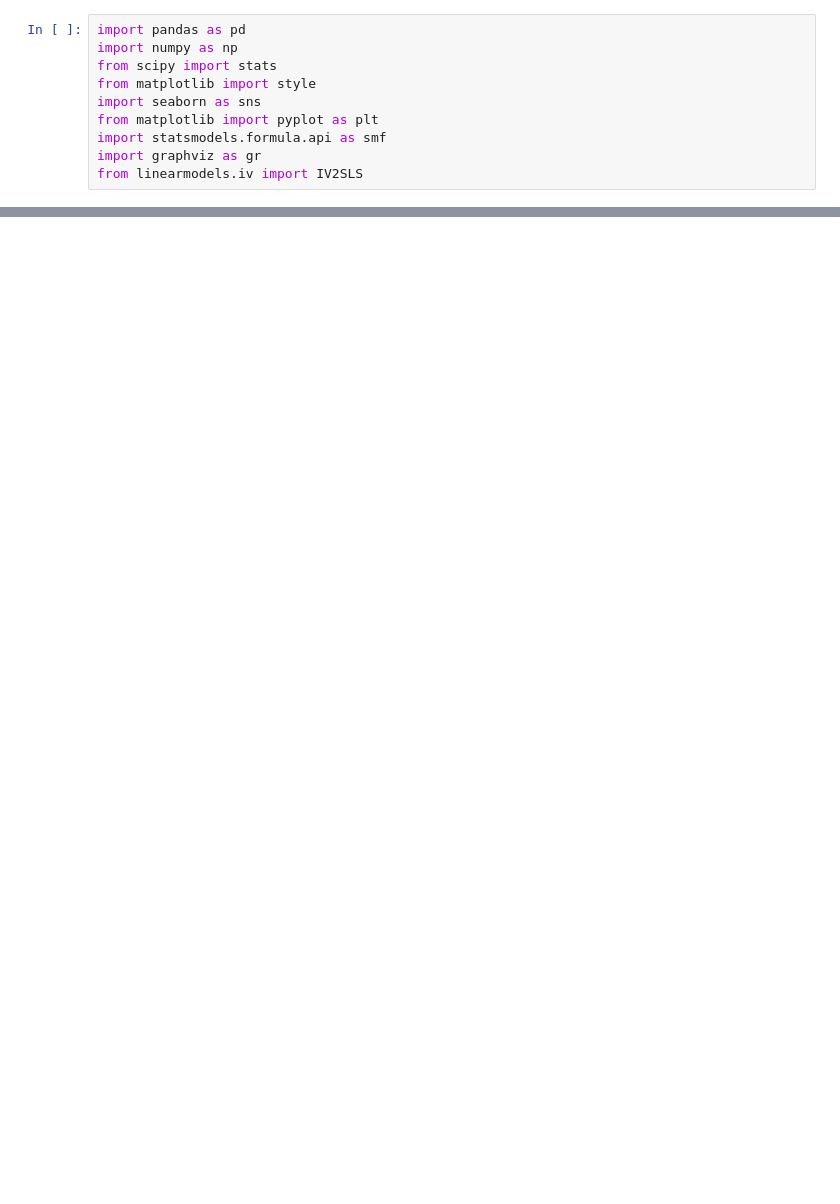
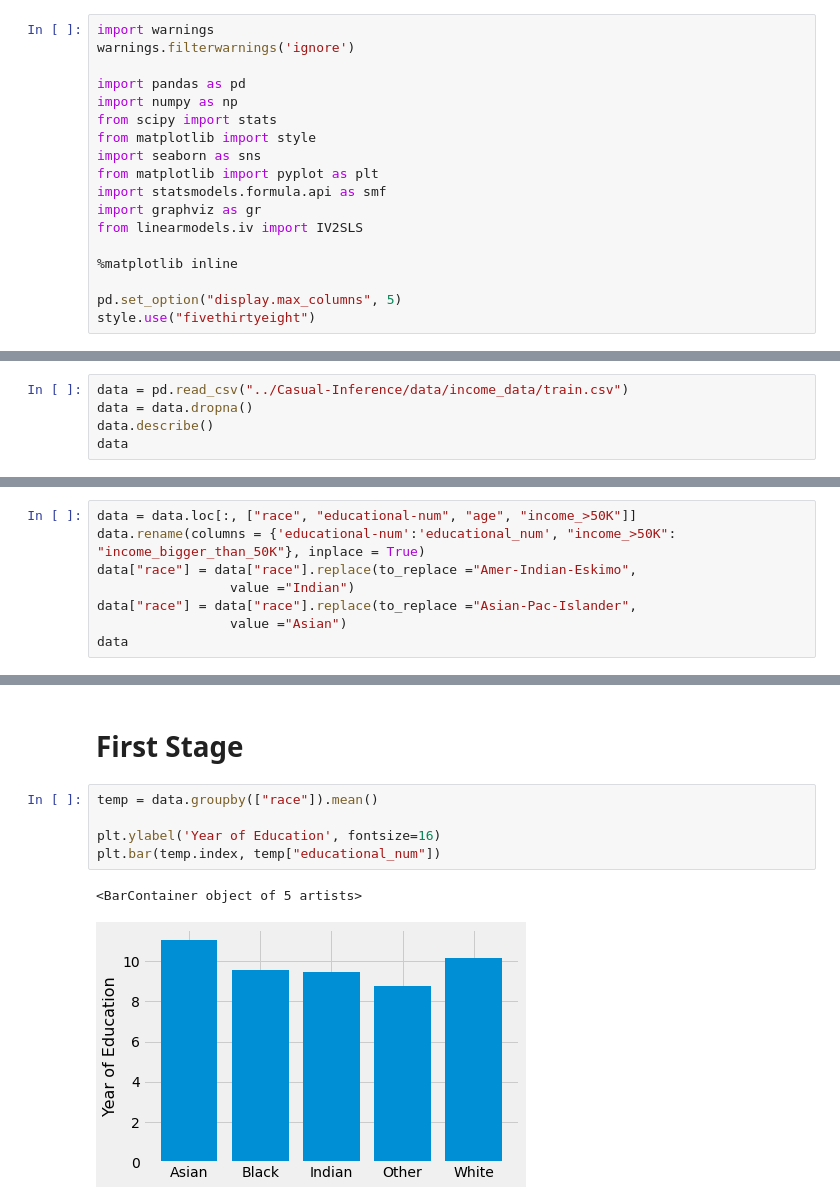
Before and after one commit to Stella-zjy/Casual-Inference, a Jupyter notebook: Untitled.ipynb, the cells around one changed output, grey strips where cells are left out. Cells and saved outputs as stored; diff of their text form; blank space fills up the shorter version.

```diff
--- a/Untitled.ipynb
+++ b/Untitled.ipynb
@@ -1,4 +1,7 @@
 # %%
+import warnings
+warnings.filterwarnings('ignore')
+
 import pandas as pd
 import numpy as np
 from scipy import stats
@@ -8,3 +11,8 @@ from matplotlib import pyplot as plt
 import statsmodels.formula.api as smf
 import graphviz as gr
 from linearmodels.iv import IV2SLS
+
+%matplotlib inline
+
+pd.set_option("display.max_columns", 5)
+style.use("fivethirtyeight")
@@ -12,0 +21,5 @@ ModuleNotFoundError: No module named 'pandas'
+# %%
+data = pd.read_csv("../Casual-Inference/data/income_data/train.csv")
+data = data.dropna()
+data.describe()
+data
@@ -12,0 +40,8 @@ ModuleNotFoundError: No module named 'pandas'
+# %%
+data = data.loc[:, ["race", "educational-num", "age", "income_>50K"]]
+data.rename(columns = {'educational-num':'educational_num', "income_>50K": "income_bigger_than_50K"}, inplace = True)
+data["race"] = data["race"].replace(to_replace ="Amer-Indian-Eskimo",
+                 value ="Indian")
+data["race"] = data["race"].replace(to_replace ="Asian-Pac-Islander",
+                 value ="Asian")
+data
@@ -12,0 +77,10 @@ ModuleNotFoundError: No module named 'pandas'
+# %% [markdown]
+# First Stage
+# %%
+temp = data.groupby(["race"]).mean()
+
+plt.ylabel('Year of Education', fontsize=16)
+plt.bar(temp.index, temp["educational_num"])
+# %% [output]
+<BarContainer object of 5 artists>
+[figure, added]
```
Also changed, not shown: parts of 19 cells of this notebook.
